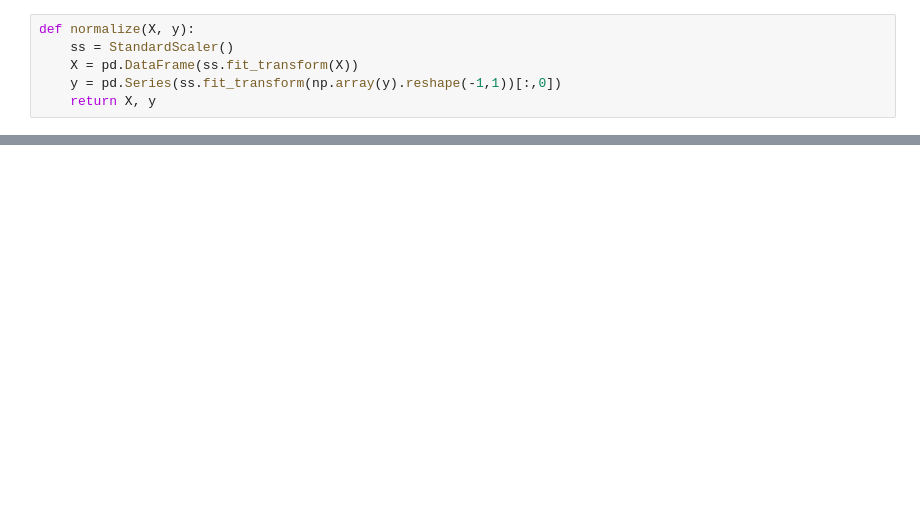
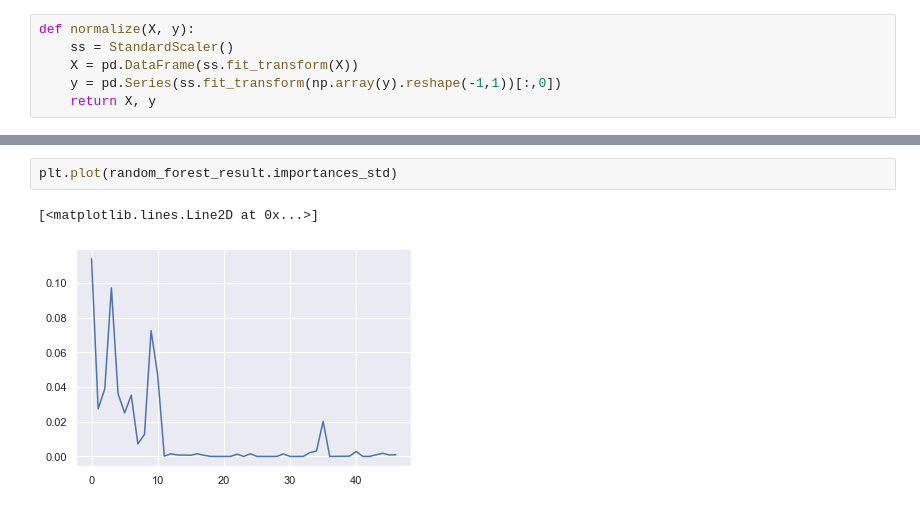
Before and after one commit to RobRoyce/cudnn_performance_model, a Jupyter notebook: data_prep.ipynb, the cells around one changed output, grey strips where cells are left out. Cells and saved outputs as stored; diff of their text form; blank space fills up the shorter version.

```diff
--- a/data_prep.ipynb
+++ b/data_prep.ipynb
@@ -113,0 +152,5 @@ score
+# %%
+plt.plot(random_forest_result.importances_std)
+# %% [output]
+[<matplotlib.lines.Line2D at 0x...>]
+[figure, added]
```
Also changed, not shown: parts of 22 cells of this notebook.
